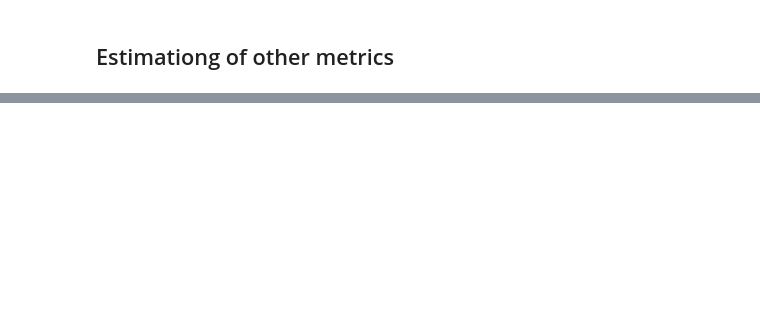
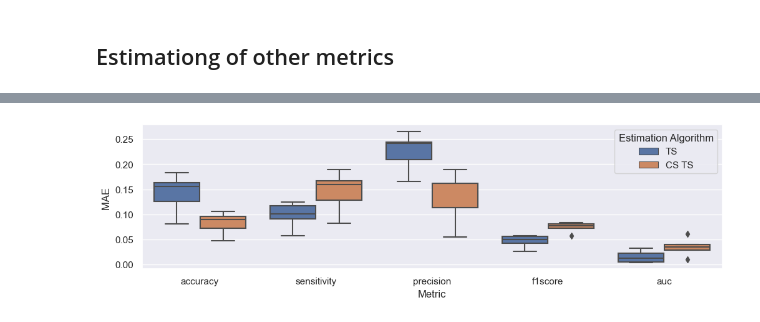
Before and after one commit to ZerojumpLine/MOVAL, a Jupyter notebook: docs/source/demos/estim_cls.ipynb, the cells around one changed output, grey strips where cells are left out. Cells and saved outputs as stored; diff of their text form; code cells hidden in the pictures; blank space fills up the shorter version.

Commit message:
big update, return class-wise metric for sensitivty etc.

```diff
--- a/docs/source/demos/estim_cls.ipynb
+++ b/docs/source/demos/estim_cls.ipynb
@@ -589,0 +545,26 @@ ATC_MCP vs. CS TS-ATC_Energy: Mann-Whitney-Wilcoxon test two-sided, P_val:3.977e
+# %%
+estimatation_metrics = ["accuracy", "sensitivity", "precision", "f1score", "auc"]
+# %%
+err_test_list = []
+moval_parameters = []
+moval_parameters_ = []
+# %%
+for k_cond in tqdm(range(len(test_conditions))):
+    for estimatation_metric in estimatation_metrics:
+        err_test, moval_model = test_cls(
+            estim_algorithm = test_conditions[k_cond][0],
+            mode = test_conditions[k_cond][1],
+            metric = estimatation_metric,
+            confidence_scores = test_conditions[k_cond][2],
+            class_specific = test_conditions[k_cond][3],
+            logits = logits_val,
+            gt = gt_val,
+            logits_tests = logits_tests,
+            gt_tests = gt_tests
+        )
+        err_test_list.append(err_test)
+        moval_parameters.append(moval_model.model_.param)
+        if moval_model.model_.extend_param:
+            moval_parameters_.append(moval_model.model_.param_ext)
+        else:
+            moval_parameters_.append(0.)
@@ -589,0 +667,7 @@ ATC_MCP vs. CS TS-ATC_Energy: Mann-Whitney-Wilcoxon test two-sided, P_val:3.977e
+# %%
+d = {'Estimation Algorithm': estim, 'Confidence Score': conf, 'MAE': err_mean, 'MAE ': err, 'Category': novel, 'Metric': metric}
+df = pd.DataFrame(data=d)
+#
+custom_order = ['accuracy', 'sensitivity', 'precision', 'f1score', 'auc']
+df['Metric'] = pd.Categorical(df['Metric'], categories=custom_order, ordered=True)
+df = df.sort_values(by='Metric')
@@ -589,0 +683,4 @@ ATC_MCP vs. CS TS-ATC_Energy: Mann-Whitney-Wilcoxon test two-sided, P_val:3.977e
+# %%
+ax = sns.boxplot(df, x="Metric", y="MAE ", hue="Estimation Algorithm")
+# %% [output]
+[figure, added]
```
Also changed, not shown: parts of 39 cells of this notebook, 6 other files.
